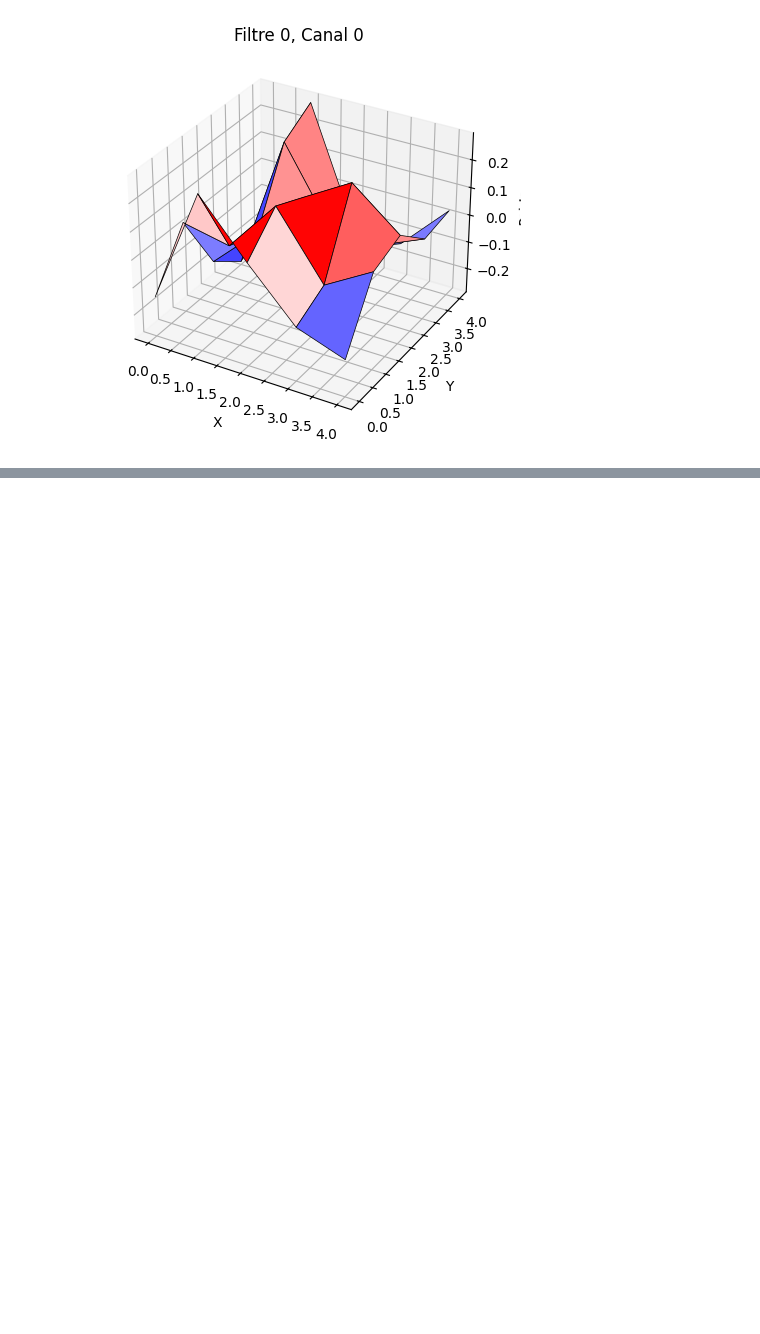
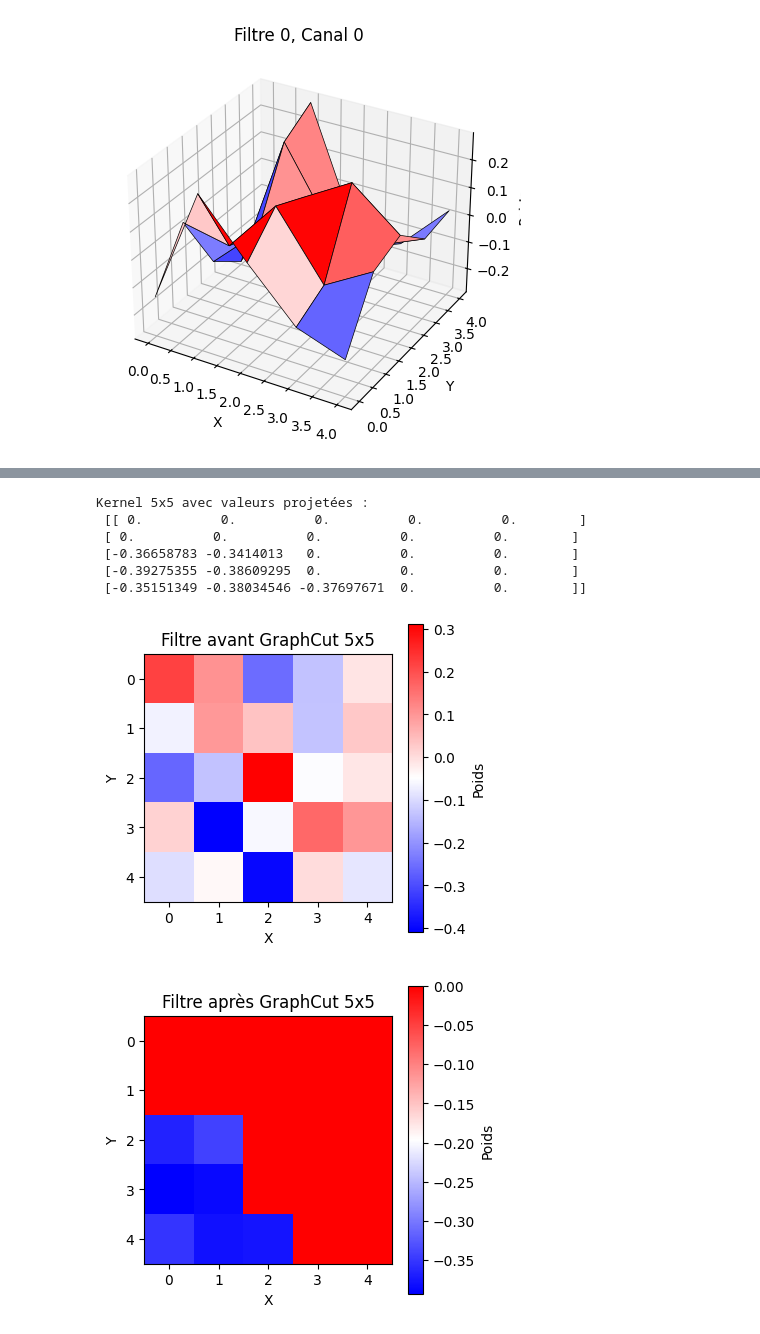
Before and after one commit to WerberAlex/E-DOLLYV2, a Jupyter notebook: Chapter04/CNN_on_FashionMNIST.ipynb, the cells around one changed output, grey strips where cells are left out. Cells and saved outputs as stored; diff of their text form; code cells hidden in the pictures; blank space fills up the shorter version.

```diff
--- a/Chapter04/CNN_on_FashionMNIST.ipynb
+++ b/Chapter04/CNN_on_FashionMNIST.ipynb
@@ -332,3 +343,25 @@ Kernel 5x5 avec valeurs projetées :
+# %%
+# Zcut et mask obtenus après GraphCut
+kernel_values_5x5 = project_graphcut_to_kernel_values(Zcut, mask, kernel_size=5, method='mean')
+print("Kernel 5x5 avec valeurs projetées :\n", kernel_values_5x5)
+# matrix_5 : ton kernel 5x5 après GraphCut
+conv_layers = [m for m in model.modules() if isinstance(m, torch.nn.Conv2d)]
+# Par exemple, la 2ème couche Conv2d
+conv_layer = conv_layers[0]
+W = conv_layer.weight.data.cpu().numpy()
+filter_weights = W[2,0]
+matrix_5 = filter_weights
+show_filter(matrix_5, title="Filtre avant GraphCut 5x5")
+show_filter(kernel_values_5x5, title="Filtre après GraphCut 5x5")
+# %% [output]
+Kernel 5x5 avec valeurs projetées :
+ [[ 0.          0.          0.          0.          0.        ]
+ [ 0.          0.          0.          0.          0.        ]
+ [-0.36658783 -0.3414013   0.          0.          0.        ]
+ [-0.39275355 -0.38609295  0.          0.          0.        ]
+ [-0.35151349 -0.38034546 -0.37697671  0.          0.        ]]
+[figure, added]
+[figure, added]
 # %%
 import matplotlib.pyplot as plt
 import numpy as np
```
Also changed, not shown: parts of 4 cells of this notebook.
